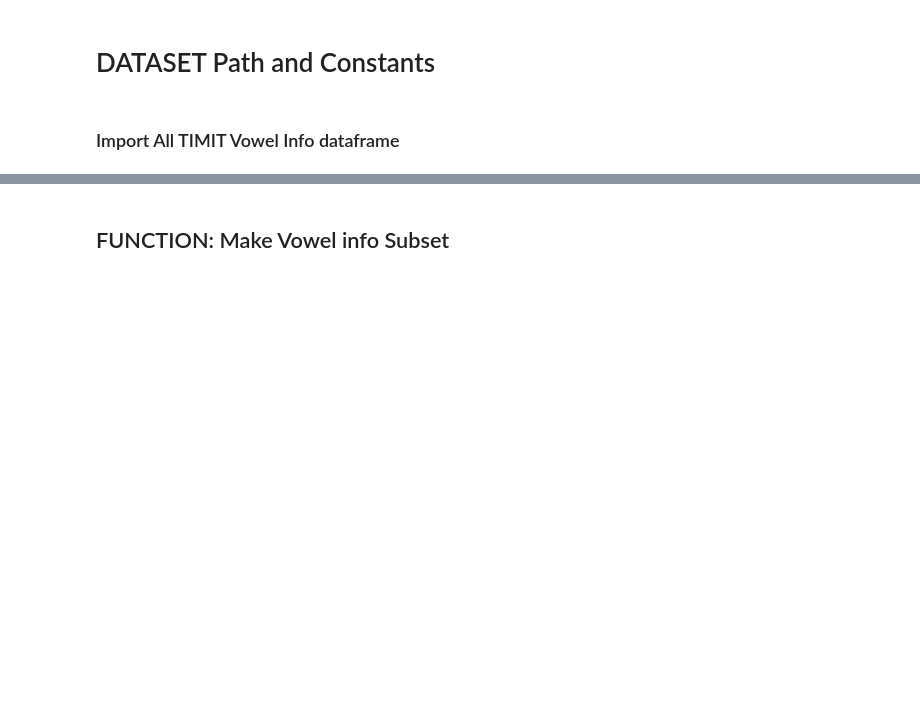
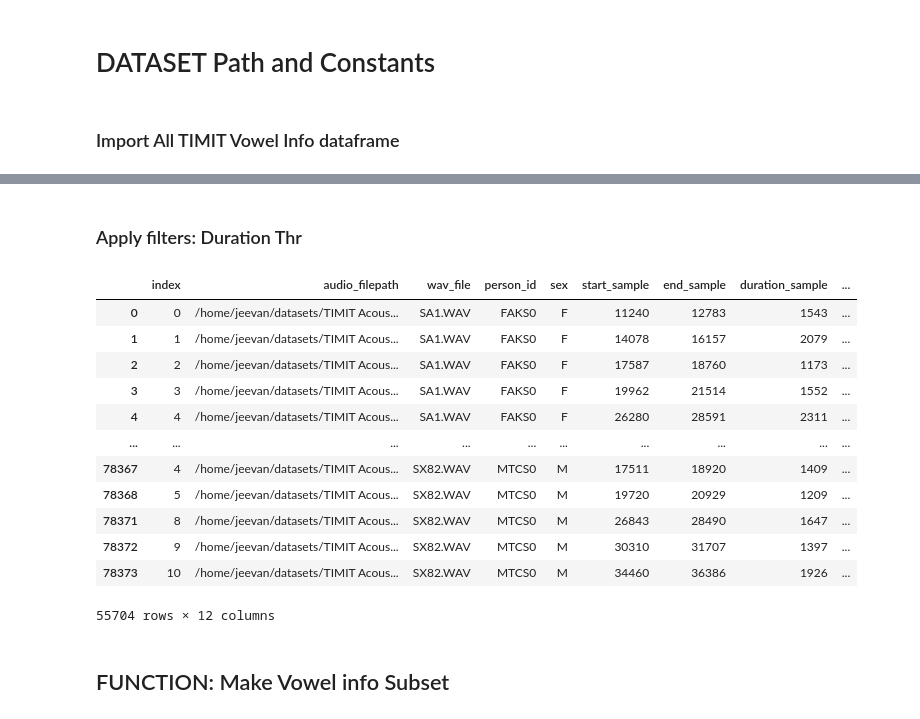
Before and after one commit to vaguebrownfox01/vowtiar-formant_estimation, a Jupyter notebook: b_subset_timit_vowel.ipynb, the cells around one changed output, grey strips where cells are left out. Drawn from its saved outputs; the diff is of its cells as text; code cells hidden in the pictures; blank space fills up the shorter version.

```diff
--- a/b_subset_timit_vowel.ipynb
+++ b/b_subset_timit_vowel.ipynb
@@ -54,3 +64,24 @@ Name: vowel_name, dtype: int64
+# %% [markdown]
+### Apply filters: Duration Thr
+# %%
+MIN_SAMPLE_DUR = 1023
+dur_filt = ALL_TIMIT_VOWELS_DF["duration_sample"] > MIN_SAMPLE_DUR
+FILTERED_ALL_TIMIT_VOWELS_DF = ALL_TIMIT_VOWELS_DF.loc[dur_filt]
+FILTERED_ALL_TIMIT_VOWELS_DF
+# %% [output]
+|  | index | audio_filepath | wav_file | person_id | sex | start_sample | end_sample | duration_sample | ... |
+| 0 | 0 | /home/jeevan/datasets/TIMIT Acous... | SA1.WAV | FAKS0 | F | 11240 | 12783 | 1543 | ... |
+| 1 | 1 | /home/jeevan/datasets/TIMIT Acous... | SA1.WAV | FAKS0 | F | 14078 | 16157 | 2079 | ... |
+| 2 | 2 | /home/jeevan/datasets/TIMIT Acous... | SA1.WAV | FAKS0 | F | 17587 | 18760 | 1173 | ... |
+| 3 | 3 | /home/jeevan/datasets/TIMIT Acous... | SA1.WAV | FAKS0 | F | 19962 | 21514 | 1552 | ... |
+| 4 | 4 | /home/jeevan/datasets/TIMIT Acous... | SA1.WAV | FAKS0 | F | 26280 | 28591 | 2311 | ... |
+| ... | ... | ... | ... | ... | ... | ... | ... | ... | ... |
+| 78367 | 4 | /home/jeevan/datasets/TIMIT Acous... | SX82.WAV | MTCS0 | M | 17511 | 18920 | 1409 | ... |
+| 78368 | 5 | /home/jeevan/datasets/TIMIT Acous... | SX82.WAV | MTCS0 | M | 19720 | 20929 | 1209 | ... |
+| 78371 | 8 | /home/jeevan/datasets/TIMIT Acous... | SX82.WAV | MTCS0 | M | 26843 | 28490 | 1647 | ... |
+| 78372 | 9 | /home/jeevan/datasets/TIMIT Acous... | SX82.WAV | MTCS0 | M | 30310 | 31707 | 1397 | ... |
+| 78373 | 10 | /home/jeevan/datasets/TIMIT Acous... | SX82.WAV | MTCS0 | M | 34460 | 36386 | 1926 | ... |
+55704 rows × 12 columns
 # %% [markdown]
 ## FUNCTION: Make Vowel info Subset
 # %%
```
Also changed, not shown: parts of 5 cells of this notebook, 3 other files.
